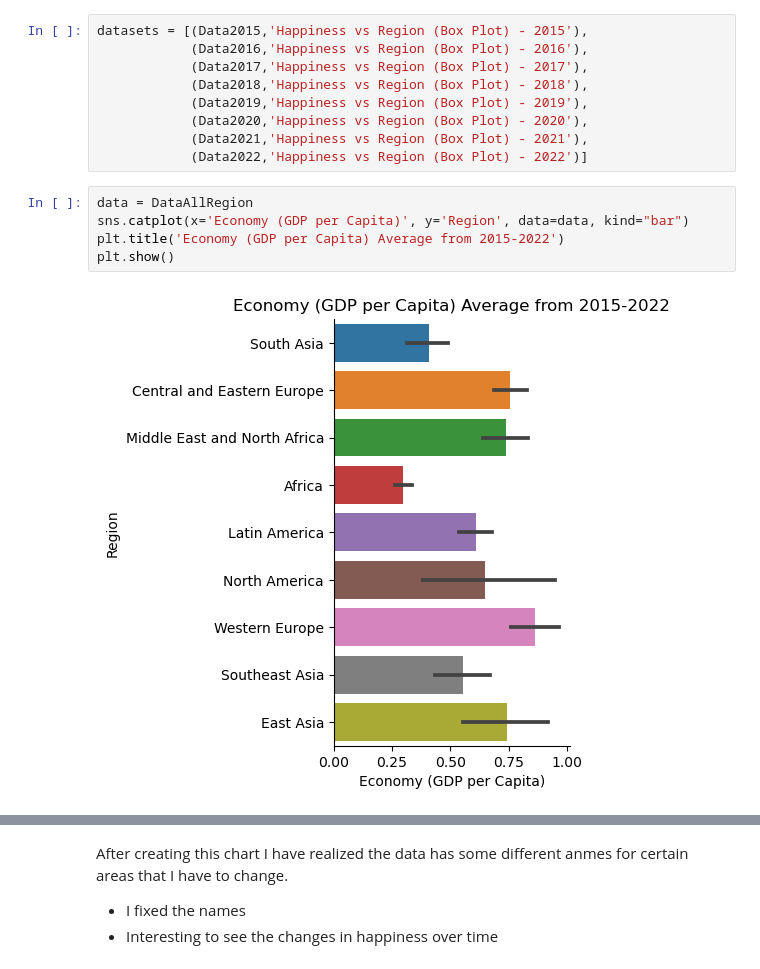
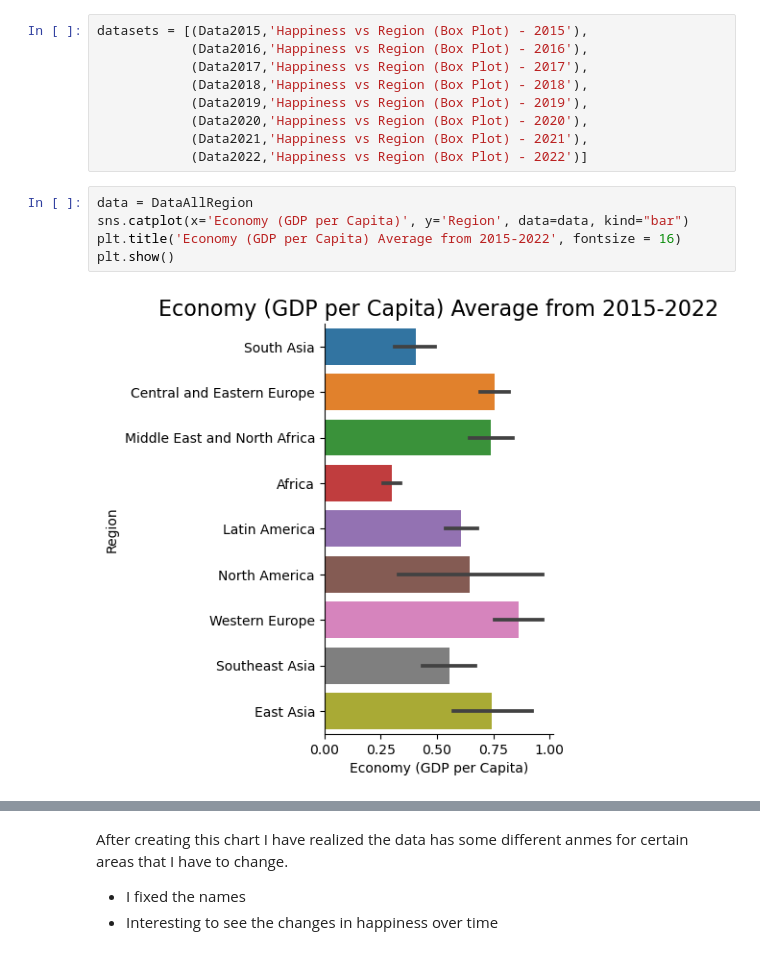
Before and after one commit to ubco-W2022T2-data301/project-group-group100, a Jupyter notebook: analysis/analysis2.ipynb, the cells around one changed output, grey strips where cells are left out. Drawn from its saved outputs; the diff is of its cells as text.

```diff
--- a/analysis/analysis2.ipynb
+++ b/analysis/analysis2.ipynb
@@ -45,10 +45,10 @@ datasets = [(Data2015,'Happiness vs Region (Box Plot) - 2015'),
 # %%
 data = DataAllRegion
 sns.catplot(x='Economy (GDP per Capita)', y='Region', data=data, kind="bar")
-plt.title('Economy (GDP per Capita) Average from 2015-2022')
+plt.title('Economy (GDP per Capita) Average from 2015-2022', fontsize = 16)
 plt.show()
 # %% [output]
-[figure, old version]
+[figure, new version]
 # %%
 # Load the world map data
 world = gpd.read_file(gpd.datasets.get_path('naturalearth_lowres'))
```
Also changed, not shown: parts of 2 cells of this notebook.
